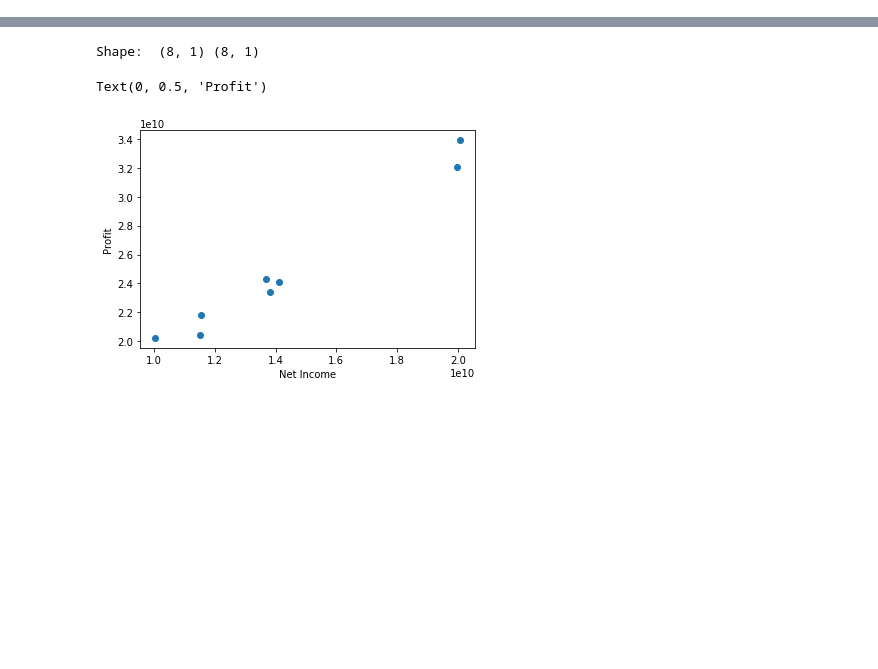
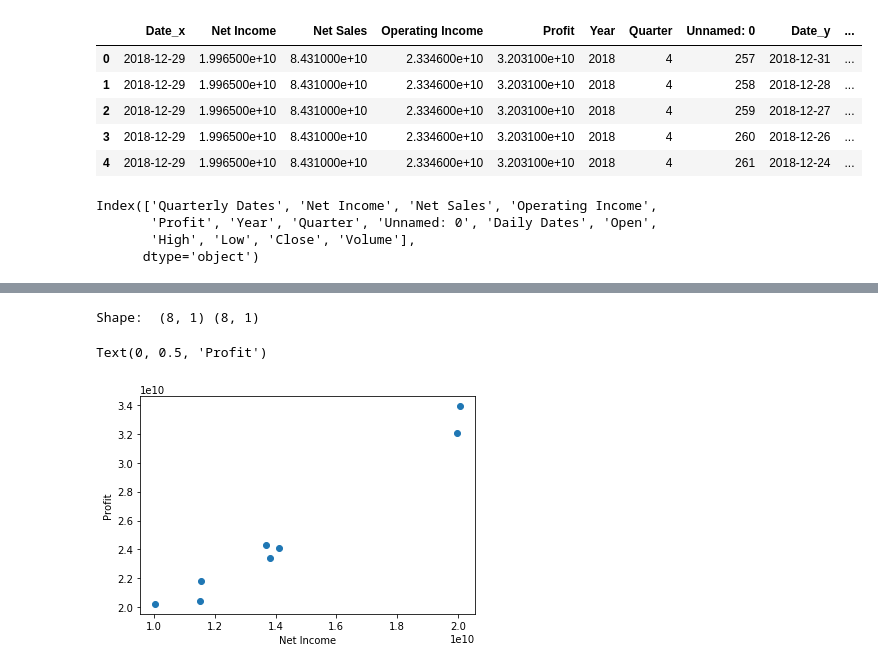
Before and after one commit to sigdelyr/ML-Project, a Jupyter notebook: Income_Analysis.ipynb, the cells around one changed output, grey strips where cells are left out. Cells and saved outputs as stored; diff of their text form; code cells hidden in the pictures; blank space fills up the shorter version.

```diff
--- a/Income_Analysis.ipynb
+++ b/Income_Analysis.ipynb
@@ -4,6 +4,8 @@ import matplotlib.pyplot as plt
 import numpy as np
 import pandas as pd
 # %%
-# Read the csv file into a pandas DataFrame
-inc = pd.read_csv('income.csv')
-inc
+# Merge csv's and Read the csv file into a pandas DataFrame
+inc = pd.read_csv('is.csv')
+apple = pd.read_csv('apple.csv')
+
+merged = inc.merge(apple, on= ['Quarter', 'Year'], how = 'outer')
@@ -42,0 +12,18 @@ app
+# %%
+merged.head()
+# %% [output]
+|  | Date_x | Net Income | Net Sales | Operating Income | Profit | Year | Quarter | Unnamed: 0 | Date_y | ... |
+| 0 | 2018-12-29 | 1.996500e+10 | 8.431000e+10 | 2.334600e+10 | 3.203100e+10 | 2018 | 4 | 257 | 2018-12-31 | ... |
+| 1 | 2018-12-29 | 1.996500e+10 | 8.431000e+10 | 2.334600e+10 | 3.203100e+10 | 2018 | 4 | 258 | 2018-12-28 | ... |
+| 2 | 2018-12-29 | 1.996500e+10 | 8.431000e+10 | 2.334600e+10 | 3.203100e+10 | 2018 | 4 | 259 | 2018-12-27 | ... |
+| 3 | 2018-12-29 | 1.996500e+10 | 8.431000e+10 | 2.334600e+10 | 3.203100e+10 | 2018 | 4 | 260 | 2018-12-26 | ... |
+| 4 | 2018-12-29 | 1.996500e+10 | 8.431000e+10 | 2.334600e+10 | 3.203100e+10 | 2018 | 4 | 261 | 2018-12-24 | ... |
+# %%
+merged = merged.rename(columns={"Date_x": "Quarterly Dates",
+                               "Date_y": "Daily Dates"})
+merged.columns
+# %% [output]
+Index(['Quarterly Dates', 'Net Income', 'Net Sales', 'Operating Income',
+       'Profit', 'Year', 'Quarter', 'Unnamed: 0', 'Daily Dates', 'Open',
+       'High', 'Low', 'Close', 'Volume'],
+      dtype='object')
```
Also changed, not shown: parts of 4 cells of this notebook, 1 other file.
